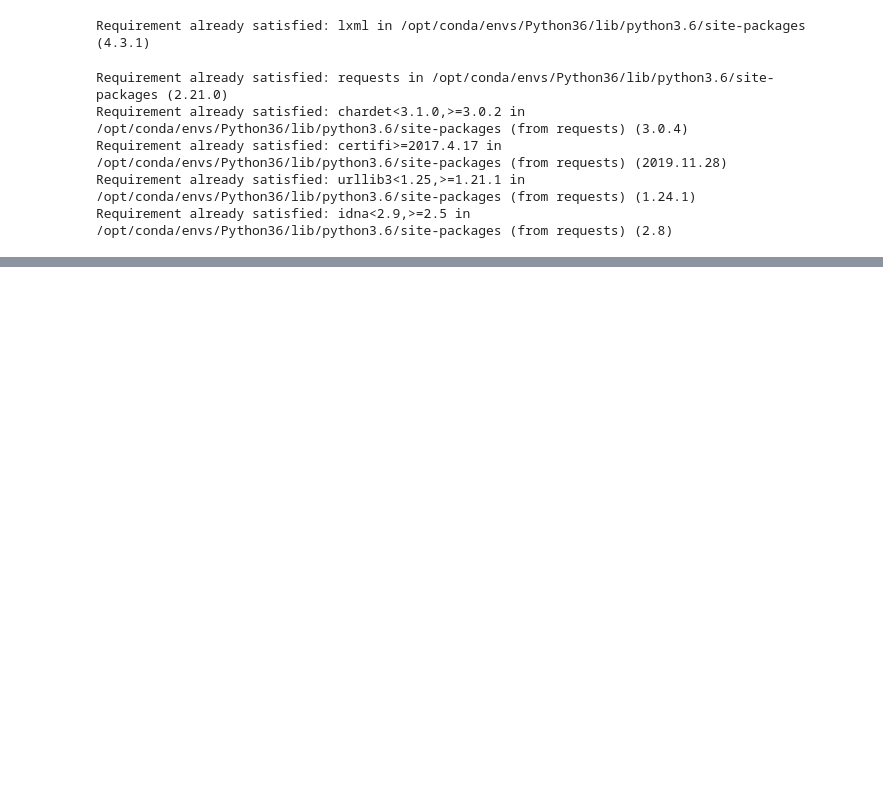
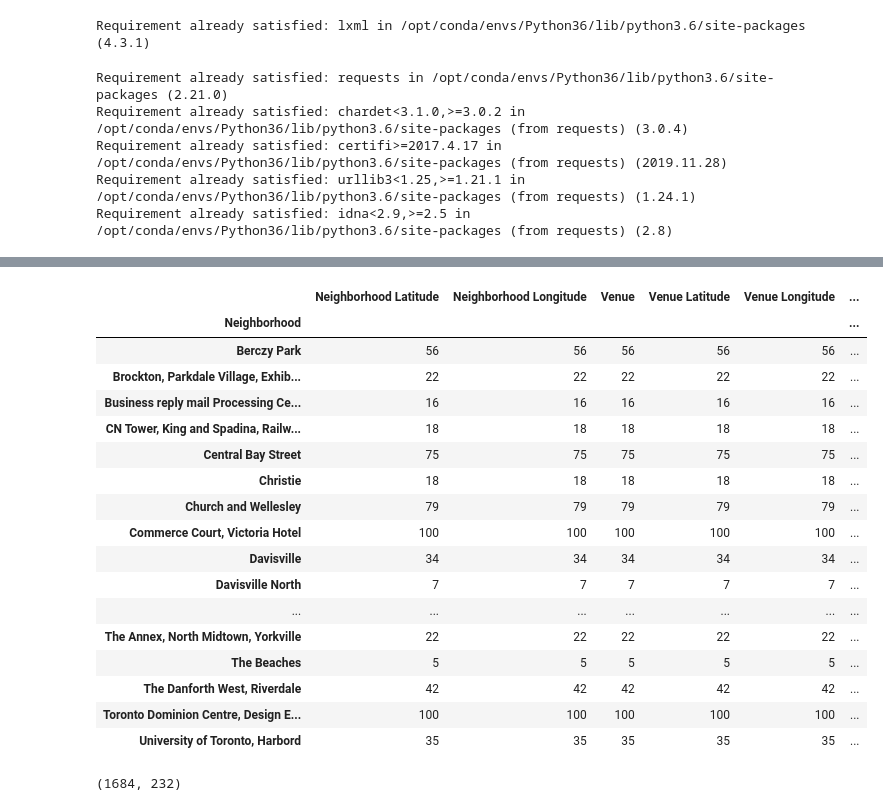
Before and after one commit to hkeylani/coursera-capstone-project, a Jupyter notebook: Capstone Project.ipynb, the cells around one changed output, grey strips where cells are left out. Saved outputs shown, nothing was run; the diff lists cells and outputs as text; code cells hidden in the pictures; blank space fills up the shorter version.

```diff
--- a/Capstone Project.ipynb
+++ b/Capstone Project.ipynb
@@ -104,0 +91,7 @@ rows
+# %%
+print(list(df))
+print(list(geo_data))
+
+full_table = df.set_index('Postal Code').join(geo_data.set_index('Postal Code'))
+full_table = full_table.sample(frac=1).reset_index(drop=True)
+full_table.head(10)
@@ -104,0 +114,3 @@ rows
+# %%
+toronto_data=full_table[full_table['Borough'].str.contains("Toronto")]
+toronto_data.head()
@@ -104,0 +124,4 @@ rows
+# %%
+CLIENT_ID = 'L3F53YOZ1AZMWJBQWSQAPVUYHIPREPMMUKOUK4G2FJYCYNEV' # your Foursquare ID
+CLIENT_SECRET = '4ZY5S2BNOCJDBEL1ZUUWSISKBZ0QVF2RNLQ5TCXMEHFYRDB1' # your Foursquare Secret
+VERSION = '20180604'
@@ -104,0 +169,5 @@ rows
+# %%
+toronto_venues = getNearbyVenues(names=toronto_data['Neighborhood'],
+                                   latitudes=toronto_data['Latitude'],
+                                   longitudes=toronto_data['Longitude']
+                                  )
@@ -104,0 +201,29 @@ rows
+# %%
+toronto_venues.groupby('Neighborhood').count()
+# %% [output]
+|  | Neighborhood Latitude | Neighborhood Longitude | Venue | Venue Latitude | Venue Longitude | ... |
+| Neighborhood |  |  |  |  |  | ... |
+| Berczy Park | 56 | 56 | 56 | 56 | 56 | ... |
+| Brockton, Parkdale Village, Exhib... | 22 | 22 | 22 | 22 | 22 | ... |
+| Business reply mail Processing Ce... | 16 | 16 | 16 | 16 | 16 | ... |
+| CN Tower, King and Spadina, Railw... | 18 | 18 | 18 | 18 | 18 | ... |
+| Central Bay Street | 75 | 75 | 75 | 75 | 75 | ... |
+| Christie | 18 | 18 | 18 | 18 | 18 | ... |
+| Church and Wellesley | 79 | 79 | 79 | 79 | 79 | ... |
+| Commerce Court, Victoria Hotel | 100 | 100 | 100 | 100 | 100 | ... |
+| Davisville | 34 | 34 | 34 | 34 | 34 | ... |
+| Davisville North | 7 | 7 | 7 | 7 | 7 | ... |
+| ... | ... | ... | ... | ... | ... | ... |
+| The Annex, North Midtown, Yorkville | 22 | 22 | 22 | 22 | 22 | ... |
+| The Beaches | 5 | 5 | 5 | 5 | 5 | ... |
+| The Danforth West, Riverdale | 42 | 42 | 42 | 42 | 42 | ... |
+| Toronto Dominion Centre, Design E... | 100 | 100 | 100 | 100 | 100 | ... |
+| University of Toronto, Harbord | 35 | 35 | 35 | 35 | 35 | ... |
+# %%
+# one hot encoding
+toronto_onehot = pd.get_dummies(toronto_venues[['Venue Category']], prefix="", prefix_sep="")
+toronto_onehot.drop(['Neighborhood'],axis=1,inplace=True)
+toronto_onehot.insert(loc=0, column='Neighborhood', value=toronto_venues['Neighborhood'] )
+toronto_onehot.shape
+# %% [output]
+(1684, 232)
```
Also changed, not shown: parts of 24 cells of this notebook.
